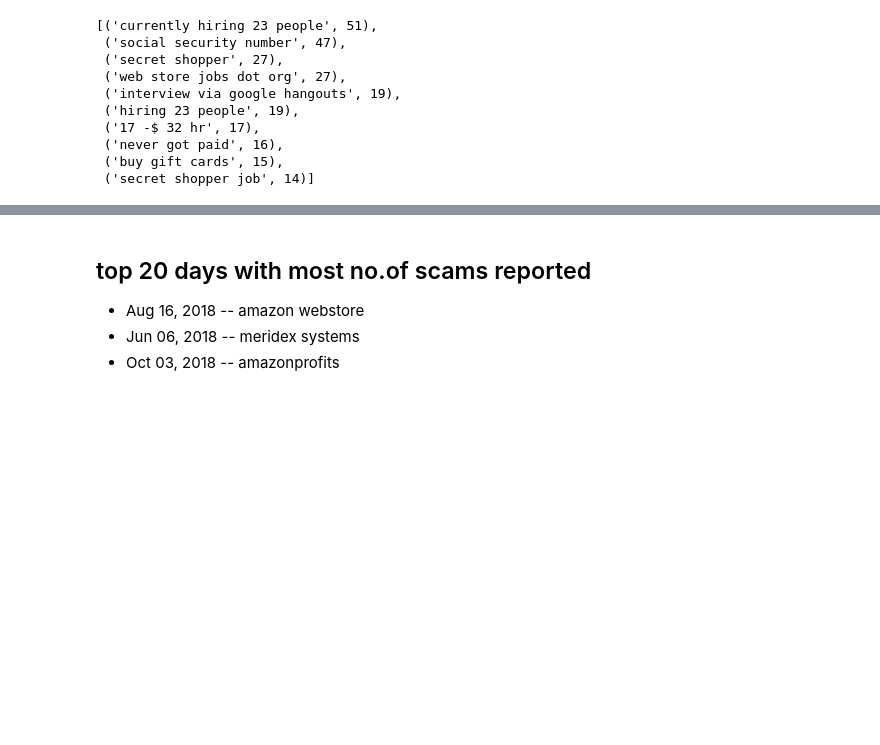
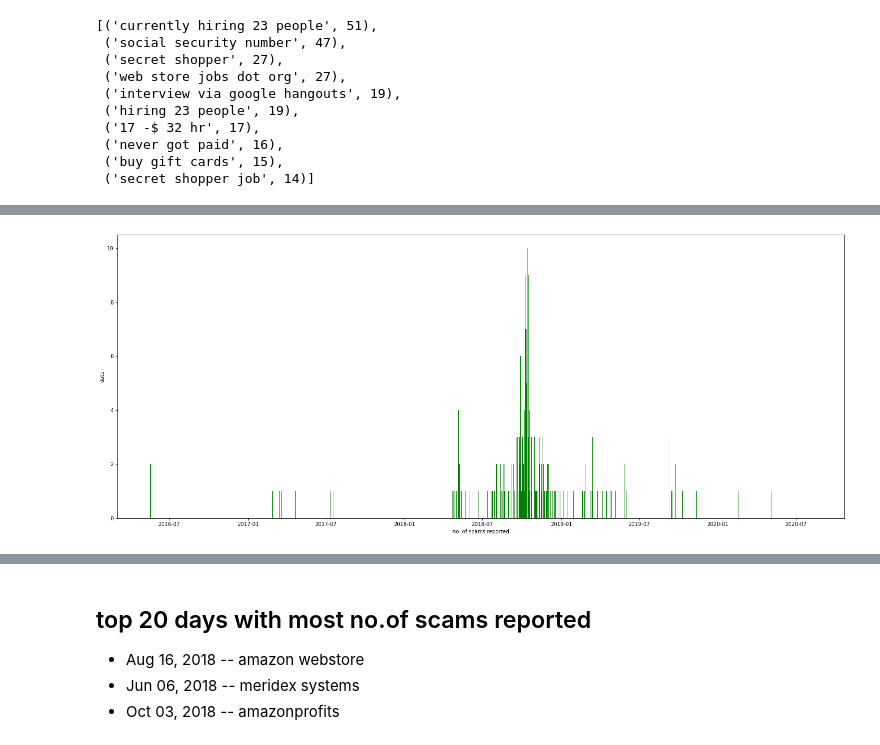
Before and after one commit to sksum/bbb_scamtracker_scraper, a Jupyter notebook: analysis/Analysis.ipynb, the cells around one changed output, grey strips where cells are left out. Cells and saved outputs as stored; diff of their text form; code cells hidden in the pictures; blank space fills up the shorter version.

```diff
--- a/analysis/Analysis.ipynb
+++ b/analysis/Analysis.ipynb
@@ -109,3 +207,29 @@ plt.show()
+# %%
+months = {}
+for i in range(table.shape[0]):
+    new_Date = datetime.strptime(str(table["c"][i]), "%b %d, %Y")
+#     new_Date =str(table["c"][i])
+    if not doCheck(i):
+        continue
+    if new_Date not in months :
+        months[new_Date] = 1
+    else:
+        months[new_Date] += 1
+a = list(months.keys())
+b = list(months.values())
+
+
+fig = plt.figure(figsize = (25, 10
+                           ))
+
+plt.bar(a, b, color ='green',
+        width = 1)
+
+plt.xlabel("no. of scams reported")
+plt.ylabel("date")
+plt.show()
+# %% [output]
+[figure, added]
 # %%
 import pylab
 pylab. plot(a,b,'o')
```
Also changed, not shown: parts of 19 cells of this notebook, 24 other files.
